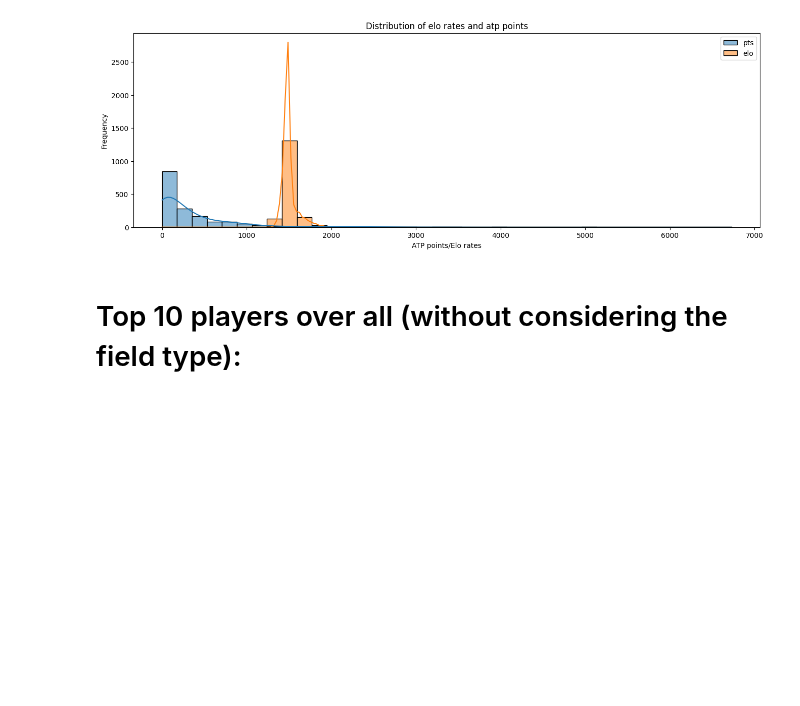
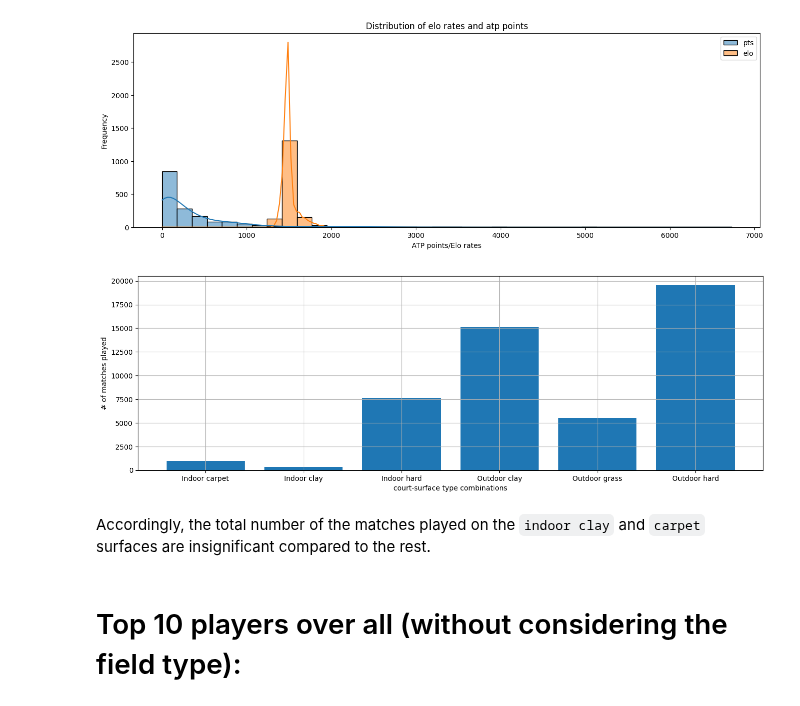
Before and after one commit to sprogl/sporting-bet-prediction, a Jupyter notebook: ATP_third_notebook.ipynb, the cells around one changed output. Cells and saved outputs as stored; diff of their text form; code cells hidden in the pictures; blank space fills up the shorter version.

Commit message:
some charts impoted to the report

```diff
--- a/ATP_third_notebook.ipynb
+++ b/ATP_third_notebook.ipynb
@@ -377,6 +381,26 @@ plt.ylabel('Frequency')
 plt.show()
 # %% [output]
 [figure]
+# %%
+import matplotlib.pyplot as plt
+
+df_fields = df_atp_reduced[["Court", "Surface", "ATP"]].groupby(by=["Court", "Surface"]).agg({"ATP": "count"}).reset_index().rename({"ATP": "match_count"}, axis=1)
+
+plt.figure(figsize=(16, 5))
+plt.grid()
+plt.bar(x=df_fields["Court"] + " " + df_fields["Surface"].str.lower(), height=df_fields["match_count"])
+plt.xticks(rotation=0)
+plt.ylabel("# of matches played")
+plt.xlabel("court-surface type combinations")
+
+# Save the plot
+plt.savefig('report/final/pictures/match-count-field-type-dist.pdf')
+
+plt.show()
+# %% [output]
+[figure, added]
+# %% [markdown]
+Accordingly, the total number of the matches played on the ``indoor clay`` and ``carpet`` surfaces are insignificant compared to the rest.
 # %% [markdown]
 # Top 10 players over all (without considering the field type):
 # %%
```
Also changed, not shown: parts of 5 cells of this notebook, 9 other files.
